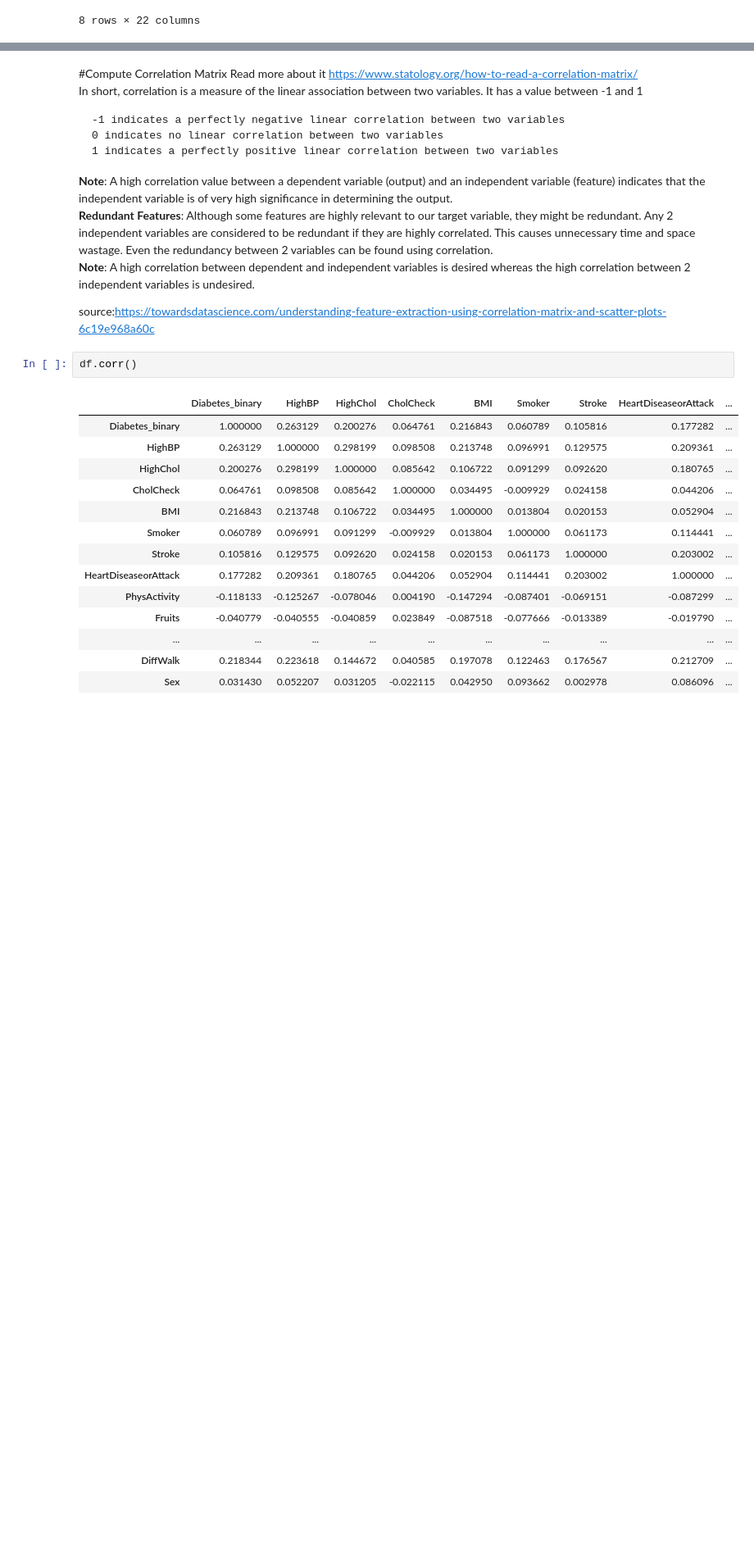
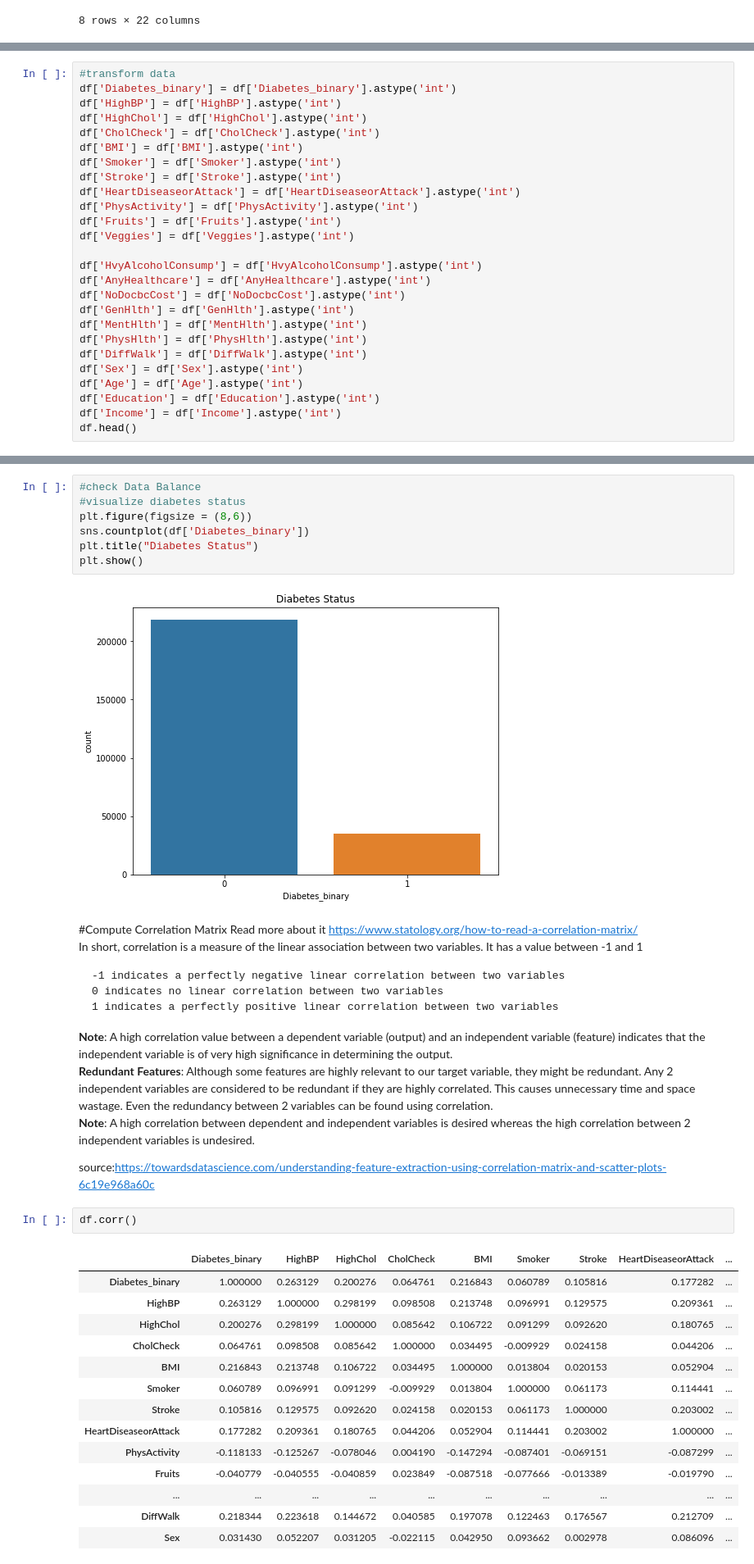
Before and after one commit to nermienkh/BMD212_Spring22, a Jupyter notebook: Features_Selection_Train_Model_Performance_Evaluation.ipynb, the cells around one changed output, grey strips where cells are left out. Shown at 82% size. Cells and saved outputs as stored; diff of their text form; blank space fills up the shorter version.

```diff
--- a/Features_Selection_Train_Model_Performance_Evaluation.ipynb
+++ b/Features_Selection_Train_Model_Performance_Evaluation.ipynb
@@ -76,0 +80,26 @@ df["Diabetes_binary"].value_counts().plot(kind = 'bar')
+# %%
+#transform data
+df['Diabetes_binary'] = df['Diabetes_binary'].astype('int')
+df['HighBP'] = df['HighBP'].astype('int')
+df['HighChol'] = df['HighChol'].astype('int')
+df['CholCheck'] = df['CholCheck'].astype('int')
+df['BMI'] = df['BMI'].astype('int')
+df['Smoker'] = df['Smoker'].astype('int')
+df['Stroke'] = df['Stroke'].astype('int')
+df['HeartDiseaseorAttack'] = df['HeartDiseaseorAttack'].astype('int')
+df['PhysActivity'] = df['PhysActivity'].astype('int')
+df['Fruits'] = df['Fruits'].astype('int')
+df['Veggies'] = df['Veggies'].astype('int')
+
+df['HvyAlcoholConsump'] = df['HvyAlcoholConsump'].astype('int')
+df['AnyHealthcare'] = df['AnyHealthcare'].astype('int')
+df['NoDocbcCost'] = df['NoDocbcCost'].astype('int')
+df['GenHlth'] = df['GenHlth'].astype('int')
+df['MentHlth'] = df['MentHlth'].astype('int')
+df['PhysHlth'] = df['PhysHlth'].astype('int')
+df['DiffWalk'] = df['DiffWalk'].astype('int')
+df['Sex'] = df['Sex'].astype('int')
+df['Age'] = df['Age'].astype('int')
+df['Education'] = df['Education'].astype('int')
+df['Income'] = df['Income'].astype('int')
+df.head()
@@ -77,3 +114,12 @@ df["Diabetes_binary"].value_counts().plot(kind = 'bar')
+# %%
+#check Data Balance
+#visualize diabetes status
+plt.figure(figsize = (8,6))
+sns.countplot(df['Diabetes_binary'])
+plt.title("Diabetes Status")
+plt.show()
+# %% [output]
+[figure, added]
 # %% [markdown]
 #Compute Correlation Matrix
 Read more about it https://www.statology.org/how-to-read-a-correlation-matrix/
```
Also changed, not shown: parts of 18 cells of this notebook.
